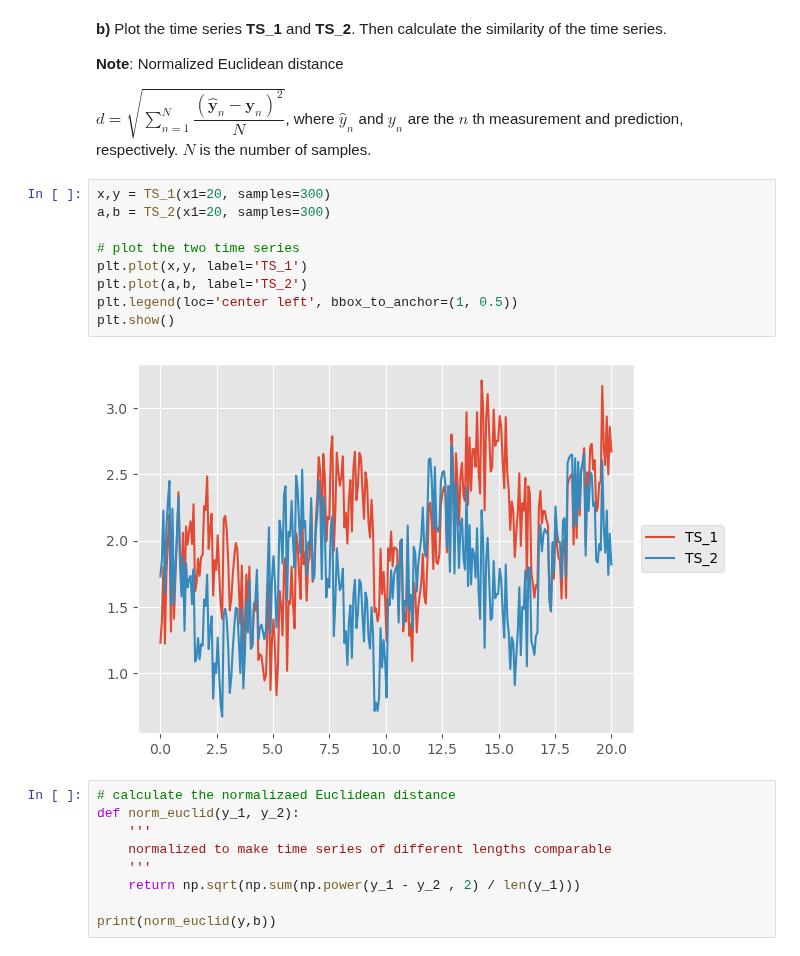
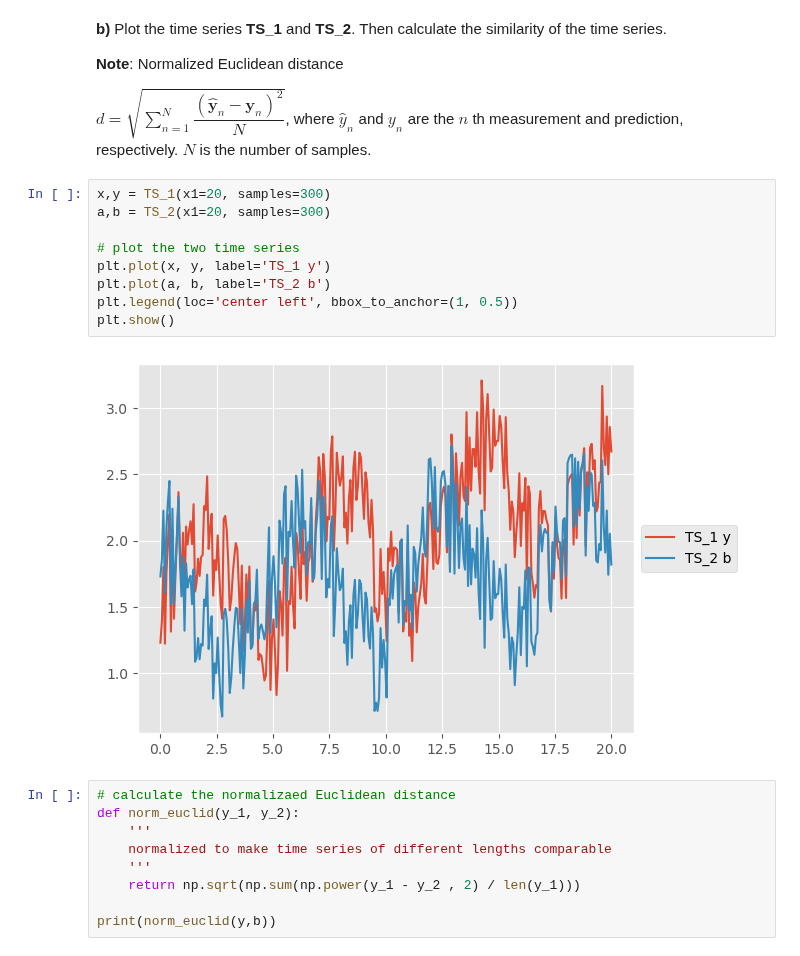
Before and after one commit to KlaraGtknst/TSDM_WS23_34, a Jupyter notebook: Exercise_03_representation.ipynb, the cells around one changed output. Saved outputs shown, nothing was run; the diff lists cells and outputs as text.

```diff
--- a/Exercise_03_representation.ipynb
+++ b/Exercise_03_representation.ipynb
@@ -276,14 +280,14 @@ $d=\sqrt{\sum_{n=1}^{N}\dfrac{(\mathbf{\hat{y}}_n-\mathbf{y}_n)^2}{N}}$, where $
 # %%
 x,y = TS_1(x1=20, samples=300)
 a,b = TS_2(x1=20, samples=300)
 
 # plot the two time series
-plt.plot(x,y, label='TS_1')
-plt.plot(a,b, label='TS_2')
+plt.plot(x, y, label='TS_1 y')
+plt.plot(a, b, label='TS_2 b')
 plt.legend(loc='center left', bbox_to_anchor=(1, 0.5))
 plt.show()
 # %% [output]
-[figure, old version]
+[figure, new version]
 # %%
 # calculate the normalizaed Euclidean distance
 def norm_euclid(y_1, y_2):
```
Also changed, not shown: parts of 8 cells of this notebook.
